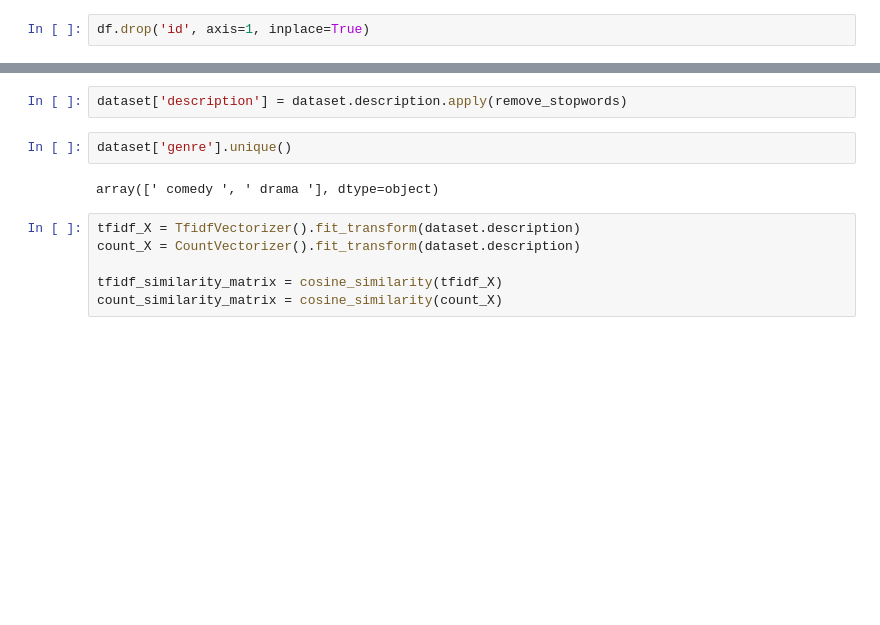
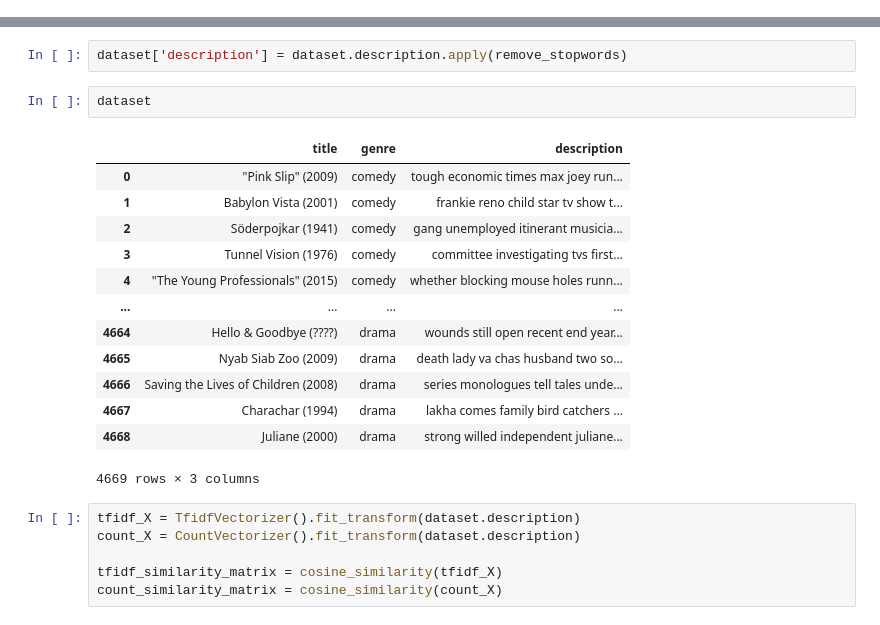
Before and after one commit to audreyemmely/natural-language-processing, a Jupyter notebook: pln_lista3.ipynb, the cells around one changed output, grey strips where cells are left out. Saved outputs shown, nothing was run; the diff lists cells and outputs as text; blank space fills up the shorter version.

```diff
--- a/pln_lista3.ipynb
+++ b/pln_lista3.ipynb
@@ -59,2 +56,0 @@ df2['label'] = 'test'
-# %%
-df.drop('id', axis=1, inplace=True)
@@ -80,9 +75,21 @@ def remove_stopwords(description):
 # %%
 dataset['description'] = dataset.description.apply(remove_stopwords)
 # %%
-dataset['genre'].unique()
+dataset
 # %% [output]
+|  | title | genre | description |
+| 0 | "Pink Slip" (2009) | comedy | tough economic times max joey run... |
+| 1 | Babylon Vista (2001) | comedy | frankie reno child star tv show t... |
+| 2 | Söderpojkar (1941) | comedy | gang unemployed itinerant musicia... |
+| 3 | Tunnel Vision (1976) | comedy | committee investigating tvs first... |
+| 4 | "The Young Professionals" (2015) | comedy | whether blocking mouse holes runn... |
+| ... | ... | ... | ... |
+| 4664 | Hello & Goodbye (????) | drama | wounds still open recent end year... |
+| 4665 | Nyab Siab Zoo (2009) | drama | death lady va chas husband two so... |
+| 4666 | Saving the Lives of Children (2008) | drama | series monologues tell tales unde... |
+| 4667 | Charachar (1994) | drama | lakha comes family bird catchers ... |
+| 4668 | Juliane (2000) | drama | strong willed independent juliane... |
-array([' comedy ', ' drama '], dtype=object)
+4669 rows × 3 columns
 # %%
 tfidf_X = TfidfVectorizer().fit_transform(dataset.description)
 count_X = CountVectorizer().fit_transform(dataset.description)
```
Also changed, not shown: parts of 10 cells of this notebook.
